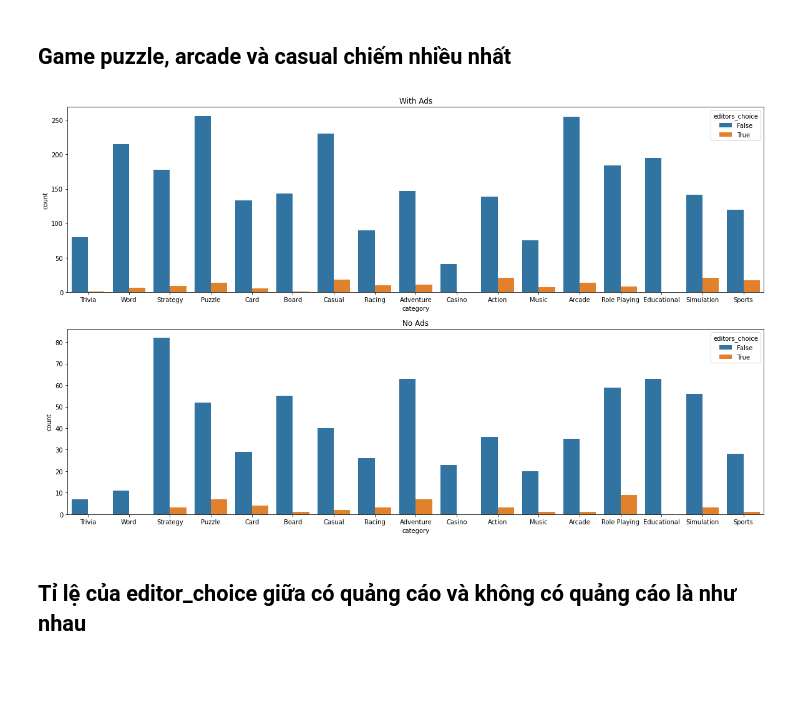
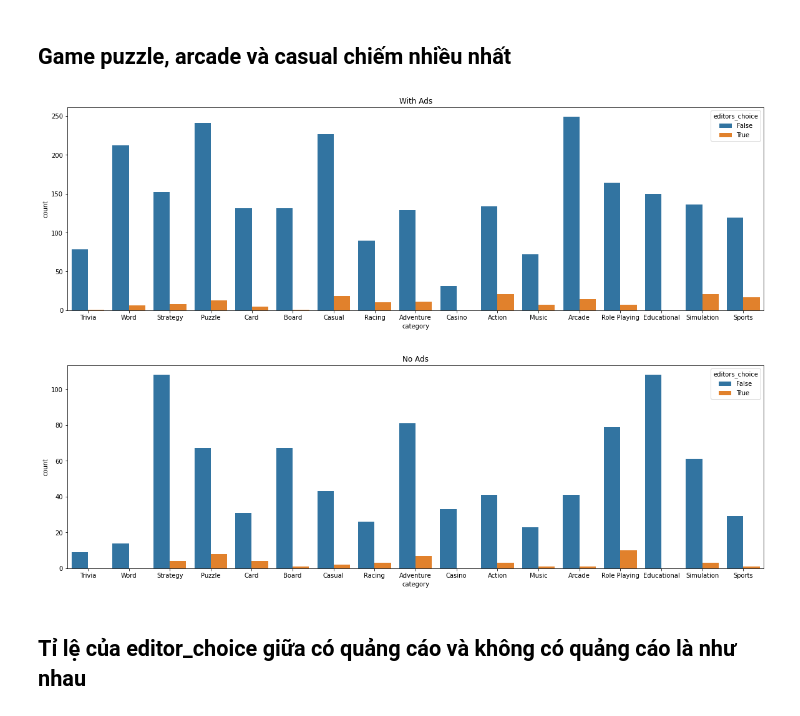
Before and after one commit to hieplk97/Recommendation-For-Games, a Jupyter notebook: jupyter_lab/Data Explorer.ipynb, the cells around one changed output. Saved outputs shown, nothing was run; the diff lists cells and outputs as text; code cells hidden in the pictures; blank space fills up the shorter version.

```diff
--- a/jupyter_lab/Data Explorer.ipynb
+++ b/jupyter_lab/Data Explorer.ipynb
@@ -23,6 +23,6 @@ db_connection = create_engine(db_connection_str)
 # %%
-games_data = pd.read_sql('SELECT * FROM games', con=db_connection)
-#games_data = pd.read_csv('games.csv')
+#games_data = pd.read_sql('SELECT * FROM games', con=db_connection)
+games_data = pd.read_csv('games.csv')
 # %%
 # Convert price vnd to usd
 games_data['price'] = round(games_data['price'].str.replace(',', '').replace('free','0').astype(float) / 23000, 2)
@@ -189,16 +189,19 @@ sns.countplot(x='category', data=games_data)
 # %% [markdown]
 ## Game puzzle, arcade và casual chiếm nhiều nhất
 # %%
-plt.figure(figsize=(20, 12))
-plt.subplot(2, 1, 1)
+plt.figure(figsize=(20, 6))
 sns.countplot(x='category', data=games_data[games_data['ad_supported'] == True], hue='editors_choice', order=games_data['category'].unique())
 plt.title('With Ads')
-plt.subplot(2, 1, 2)
-sns.countplot(x='category', data=games_data[games_data['ad_supported'] == False], hue='editors_choice',  order=games_data['category'].unique())
-plt.title('No Ads')
 plt.show()
 # %% [output]
-[figure, old version]
+[figure, new version]
+# %%
+plt.figure(figsize=(20, 6))
+sns.countplot(x='category', data=games_data[games_data['ad_supported'] == False], hue='editors_choice',  order=games_data['category'].unique())
+plt.title('No Ads')
+plt.show()
+# %% [output]
+[figure, added]
 # %% [markdown]
 ## Tỉ lệ của editor_choice giữa có quảng cáo và không có quảng cáo là như nhau
 # %%
```
Also changed, not shown: parts of 8 cells of this notebook, 8 other files.
